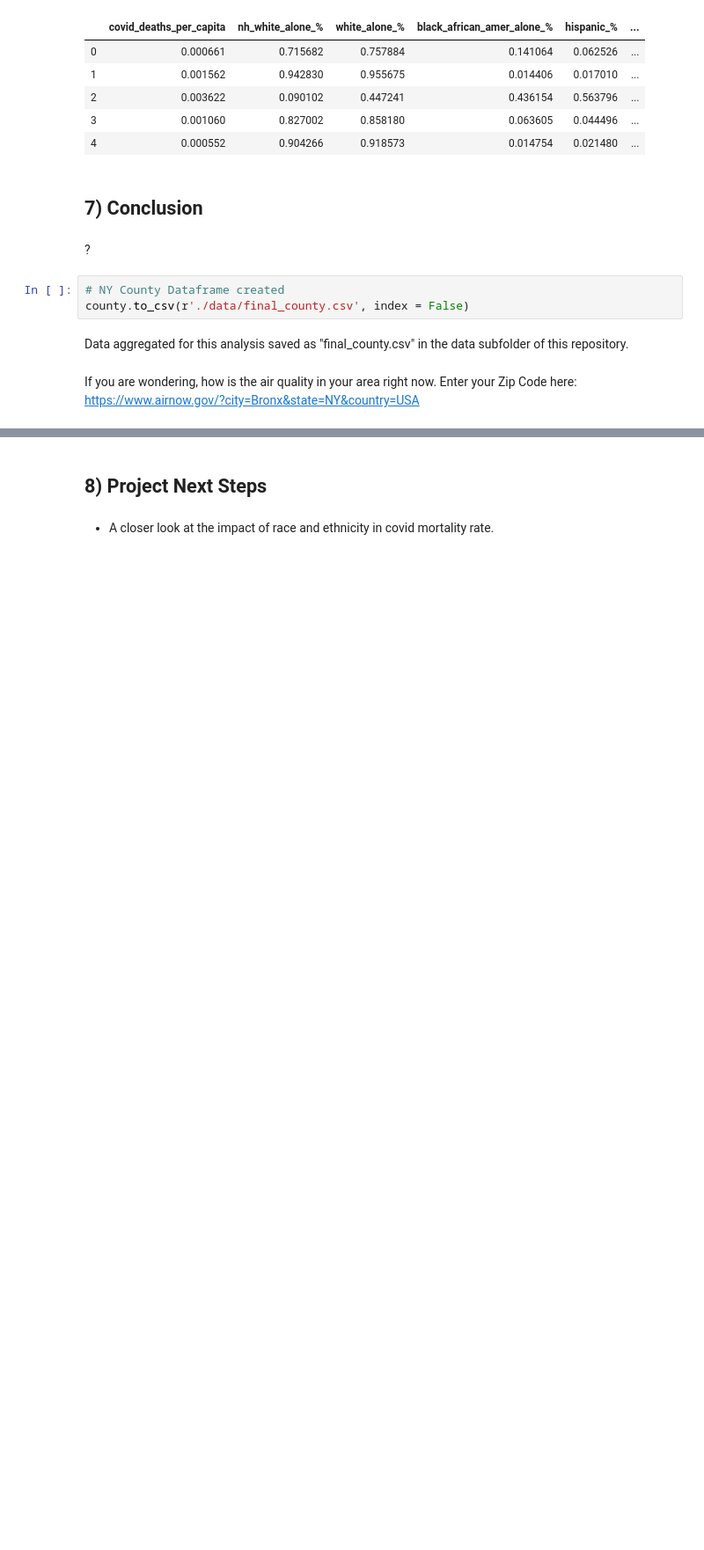
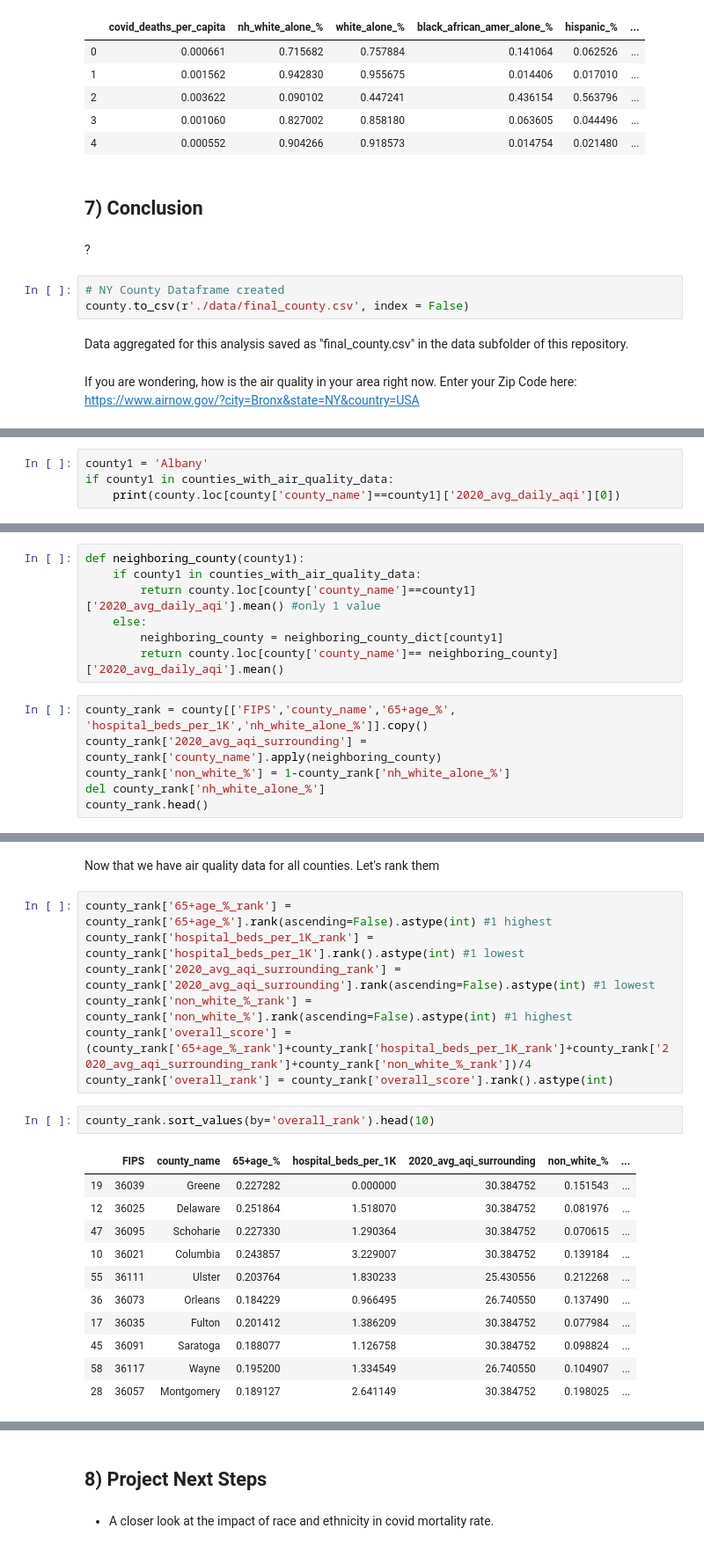
Before and after one commit to rachelleperez/Does_air_quality_affect_COVID-19_mortality, a Jupyter notebook: covid_vs_air_quality.ipynb, the cells around one changed output, grey strips where cells are left out. Shown: that part at 88% size. Saved outputs shown, nothing was run; the diff lists cells and outputs as text; blank space fills up the shorter version.

```diff
--- a/covid_vs_air_quality.ipynb
+++ b/covid_vs_air_quality.ipynb
@@ -2856,0 +3037,4 @@ If you are wondering, how is the air quality in your area right now. Enter your
+# %%
+county1 = 'Albany'
+if county1 in counties_with_air_quality_data:
+    print(county.loc[county['county_name']==county1]['2020_avg_daily_aqi'][0])
@@ -2856,0 +3043,13 @@ If you are wondering, how is the air quality in your area right now. Enter your
+# %%
+def neighboring_county(county1):
+    if county1 in counties_with_air_quality_data:
+        return county.loc[county['county_name']==county1]['2020_avg_daily_aqi'].mean() #only 1 value
+    else:
+        neighboring_county = neighboring_county_dict[county1]
+        return county.loc[county['county_name']== neighboring_county]['2020_avg_daily_aqi'].mean()
+# %%
+county_rank = county[['FIPS','county_name','65+age_%', 'hospital_beds_per_1K','nh_white_alone_%']].copy()
+county_rank['2020_avg_aqi_surrounding'] = county_rank['county_name'].apply(neighboring_county)
+county_rank['non_white_%'] = 1-county_rank['nh_white_alone_%']
+del county_rank['nh_white_alone_%']
+county_rank.head()
@@ -2856,0 +3063,23 @@ If you are wondering, how is the air quality in your area right now. Enter your
+# %% [markdown]
+Now that we have air quality data for all counties. Let's rank them
+# %%
+county_rank['65+age_%_rank'] = county_rank['65+age_%'].rank(ascending=False).astype(int) #1 highest
+county_rank['hospital_beds_per_1K_rank'] = county_rank['hospital_beds_per_1K'].rank().astype(int) #1 lowest
+county_rank['2020_avg_aqi_surrounding_rank'] = county_rank['2020_avg_aqi_surrounding'].rank(ascending=False).astype(int) #1 lowest
+county_rank['non_white_%_rank'] = county_rank['non_white_%'].rank(ascending=False).astype(int) #1 highest
+county_rank['overall_score'] = (county_rank['65+age_%_rank']+county_rank['hospital_beds_per_1K_rank']+county_rank['2020_avg_aqi_surrounding_rank']+county_rank['non_white_%_rank'])/4
+county_rank['overall_rank'] = county_rank['overall_score'].rank().astype(int)
+# %%
+county_rank.sort_values(by='overall_rank').head(10)
+# %% [output]
+|  | FIPS | county_name | 65+age_% | hospital_beds_per_1K | 2020_avg_aqi_surrounding | non_white_% | ... |
+| 19 | 36039 | Greene | 0.227282 | 0.000000 | 30.384752 | 0.151543 | ... |
+| 12 | 36025 | Delaware | 0.251864 | 1.518070 | 30.384752 | 0.081976 | ... |
+| 47 | 36095 | Schoharie | 0.227330 | 1.290364 | 30.384752 | 0.070615 | ... |
+| 10 | 36021 | Columbia | 0.243857 | 3.229007 | 30.384752 | 0.139184 | ... |
+| 55 | 36111 | Ulster | 0.203764 | 1.830233 | 25.430556 | 0.212268 | ... |
+| 36 | 36073 | Orleans | 0.184229 | 0.966495 | 26.740550 | 0.137490 | ... |
+| 17 | 36035 | Fulton | 0.201412 | 1.386209 | 30.384752 | 0.077984 | ... |
+| 45 | 36091 | Saratoga | 0.188077 | 1.126758 | 30.384752 | 0.098824 | ... |
+| 58 | 36117 | Wayne | 0.195200 | 1.334549 | 26.740550 | 0.104907 | ... |
+| 28 | 36057 | Montgomery | 0.189127 | 2.641149 | 30.384752 | 0.198025 | ... |
```
Also changed, not shown: parts of 32 cells of this notebook, 1 other file.
